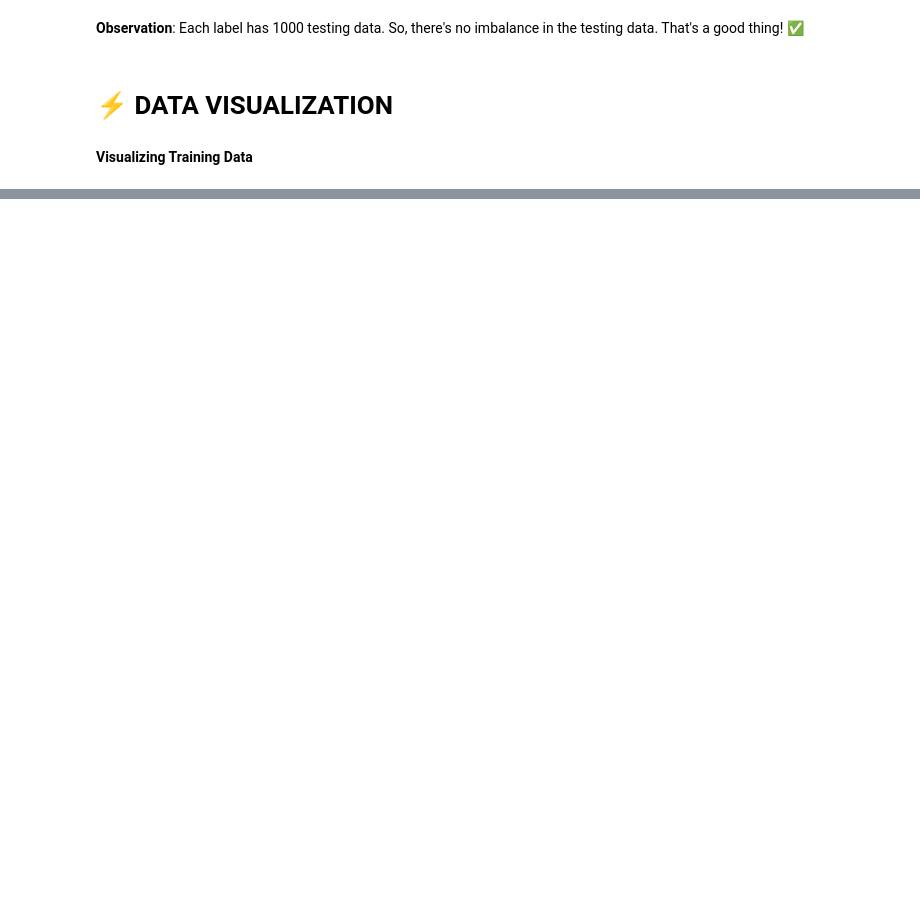
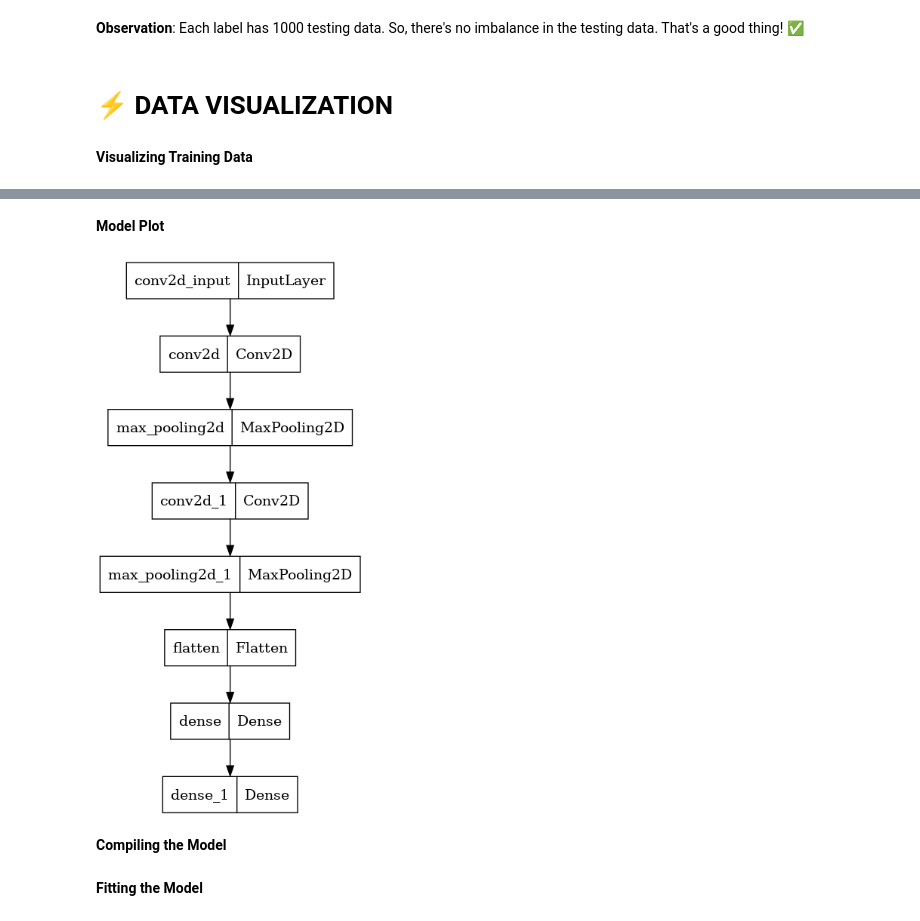
Before and after one commit to fabinahian/NITEX, a Jupyter notebook: fashion-mnist-using-cnn.ipynb, the cells around one changed output, grey strips where cells are left out. Saved outputs shown, nothing was run; the diff lists cells and outputs as text; code cells hidden in the pictures; blank space fills up the shorter version.

```diff
--- a/fashion-mnist-using-cnn.ipynb
+++ b/fashion-mnist-using-cnn.ipynb
@@ -245,0 +281,17 @@ y_test = df_test['label'] # target labels
+# %%
+model = tf.keras.Sequential()
+
+# First layer, which has a 2D Convolutional layer with kernel size as 3x3 and Max pooling operation
+model.add(Conv2D(32, (3,3), padding='same', input_shape=(28,28, 1)))
+model.add(tf.keras.layers.MaxPooling2D(pool_size=(2, 2)))
+
+# Second layer, which has a 2D Convolutional layer with kernel size as 3x3 & ReLU activation and Max pooling operation
+model.add(Conv2D(64, (3,3), padding='same', activation=tf.nn.relu))
+model.add(tf.keras.layers.MaxPooling2D(pool_size=(2, 2)))
+
+# Fully connected layer with ReLU activation function
+model.add(Flatten())
+model.add(Dense(128, activation=tf.nn.relu))
+
+# Output layer with softmax activation function
+model.add(Dense(10, activation=tf.nn.softmax))
@@ -245,0 +320,8 @@ y_test = df_test['label'] # target labels
+# %% [markdown]
+**Model Plot**
+# %%
+plot_model(model, to_file='model.png')
+# %% [output]
+[figure, added]
+# %% [markdown]
+**Compiling the Model**
@@ -245,0 +333,2 @@ y_test = df_test['label'] # target labels
+# %% [markdown]
+**Fitting the Model**
```
Also changed, not shown: parts of 32 cells of this notebook.
